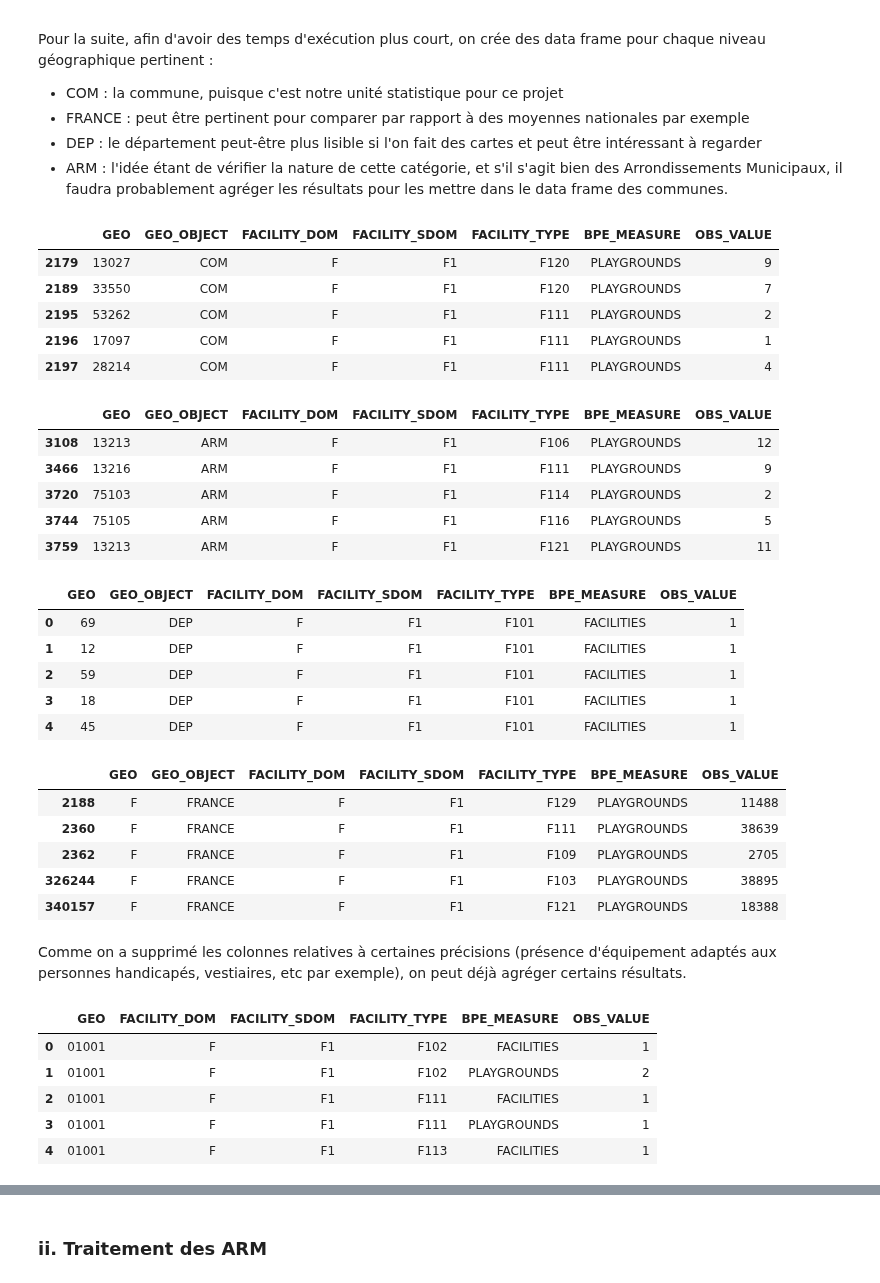
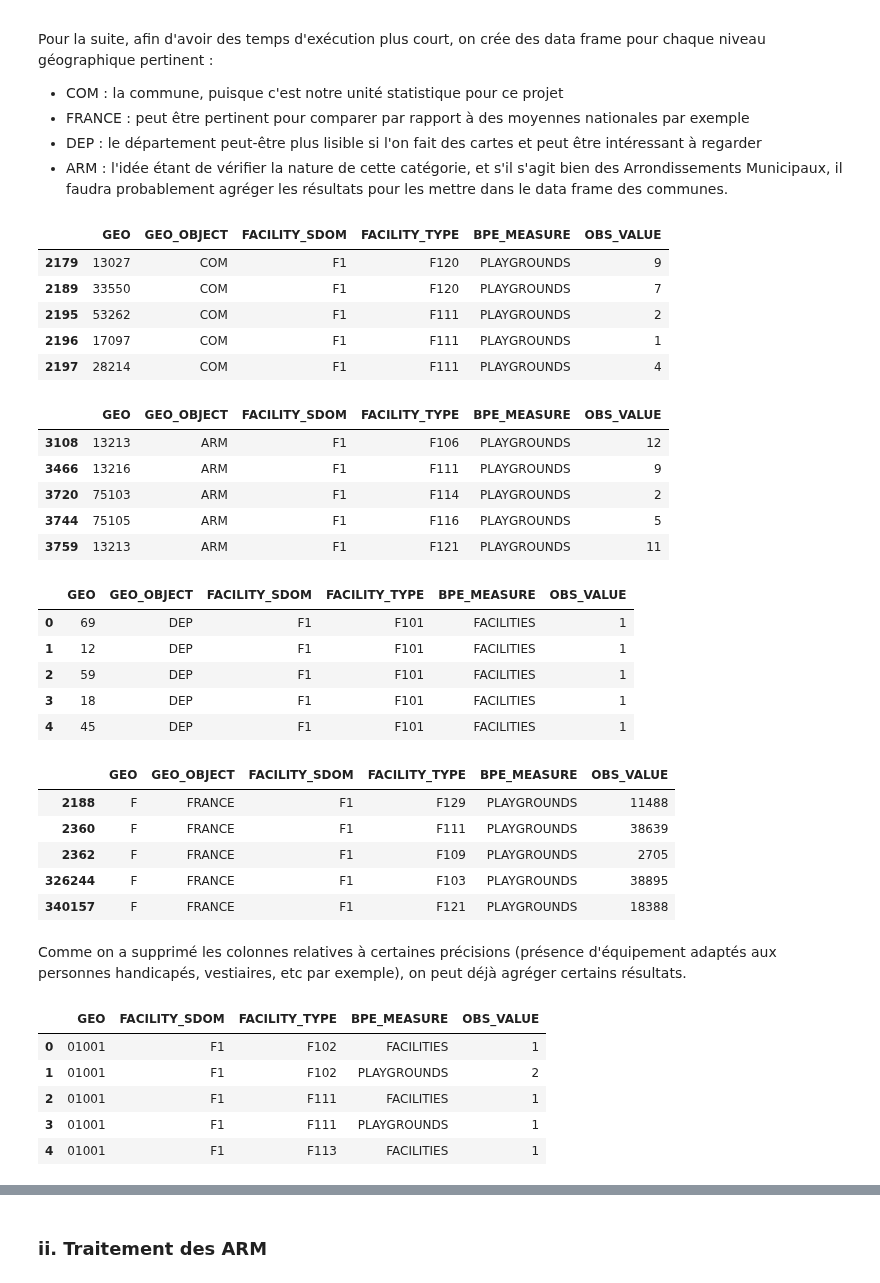
Before and after one commit to heloise1414/Projet-Python-S3, a Jupyter notebook: code/main-clemence.ipynb, the cells around one changed output, grey strips where cells are left out. Cells and saved outputs as stored; diff of their text form; code cells hidden in the pictures.

```diff
--- a/code/main-clemence.ipynb
+++ b/code/main-clemence.ipynb
@@ -86,14 +93,13 @@ Name: count, dtype: int64
 # %%
 cols_kept = [
     "GEO", "GEO_OBJECT",
-    "FACILITY_DOM", "FACILITY_SDOM", "FACILITY_TYPE",
+    "FACILITY_SDOM", "FACILITY_TYPE",
     "BPE_MEASURE", "OBS_VALUE"
 ]
 
 df_infrastructures_typed = df_infrastructures[cols_kept].copy() #on fait une copie pour garder quelque part les données originales
 df_infrastructures_typed["GEO"] = df_infrastructures_typed["GEO"].astype(str)
 df_infrastructures_typed["GEO_OBJECT"] = df_infrastructures_typed["GEO_OBJECT"].astype(str)
-df_infrastructures_typed["FACILITY_DOM"] = df_infrastructures_typed["FACILITY_DOM"].astype(str)
 df_infrastructures_typed["FACILITY_SDOM"] = df_infrastructures_typed["FACILITY_SDOM"].astype(str)
 df_infrastructures_typed["FACILITY_TYPE"] = df_infrastructures_typed["FACILITY_TYPE"].astype(str)
 df_infrastructures_typed["BPE_MEASURE"] = df_infrastructures_typed["BPE_MEASURE"].astype(str)
@@ -252,62 +258,62 @@ Pour la suite, afin d'avoir des temps d'exécution plus court, on crée des data
 df_infrastructures_com = df_infrastructures_typed[ df_infrastructures_typed["GEO_OBJECT"] == 'COM'].copy()
 df_infrastructures_com.head(5)
 # %% [output]
-|  | GEO | GEO_OBJECT | FACILITY_DOM | FACILITY_SDOM | FACILITY_TYPE | BPE_MEASURE | OBS_VALUE |
-| 2179 | 13027 | COM | F | F1 | F120 | PLAYGROUNDS | 9 |
-| 2189 | 33550 | COM | F | F1 | F120 | PLAYGROUNDS | 7 |
-| 2195 | 53262 | COM | F | F1 | F111 | PLAYGROUNDS | 2 |
-| 2196 | 17097 | COM | F | F1 | F111 | PLAYGROUNDS | 1 |
-| 2197 | 28214 | COM | F | F1 | F111 | PLAYGROUNDS | 4 |
+|  | GEO | GEO_OBJECT | FACILITY_SDOM | FACILITY_TYPE | BPE_MEASURE | OBS_VALUE |
+| 2179 | 13027 | COM | F1 | F120 | PLAYGROUNDS | 9 |
+| 2189 | 33550 | COM | F1 | F120 | PLAYGROUNDS | 7 |
+| 2195 | 53262 | COM | F1 | F111 | PLAYGROUNDS | 2 |
+| 2196 | 17097 | COM | F1 | F111 | PLAYGROUNDS | 1 |
+| 2197 | 28214 | COM | F1 | F111 | PLAYGROUNDS | 4 |
 # %%
 df_infrastructures_arm = df_infrastructures_typed[ df_infrastructures_typed["GEO_OBJECT"] == 'ARM'].copy()
 df_infrastructures_arm.head(5)
 # %% [output]
-|  | GEO | GEO_OBJECT | FACILITY_DOM | FACILITY_SDOM | FACILITY_TYPE | BPE_MEASURE | OBS_VALUE |
-| 3108 | 13213 | ARM | F | F1 | F106 | PLAYGROUNDS | 12 |
-| 3466 | 13216 | ARM | F | F1 | F111 | PLAYGROUNDS | 9 |
-| 3720 | 75103 | ARM | F | F1 | F114 | PLAYGROUNDS | 2 |
-| 3744 | 75105 | ARM | F | F1 | F116 | PLAYGROUNDS | 5 |
-| 3759 | 13213 | ARM | F | F1 | F121 | PLAYGROUNDS | 11 |
+|  | GEO | GEO_OBJECT | FACILITY_SDOM | FACILITY_TYPE | BPE_MEASURE | OBS_VALUE |
+| 3108 | 13213 | ARM | F1 | F106 | PLAYGROUNDS | 12 |
+| 3466 | 13216 | ARM | F1 | F111 | PLAYGROUNDS | 9 |
+| 3720 | 75103 | ARM | F1 | F114 | PLAYGROUNDS | 2 |
+| 3744 | 75105 | ARM | F1 | F116 | PLAYGROUNDS | 5 |
+| 3759 | 13213 | ARM | F1 | F121 | PLAYGROUNDS | 11 |
 # %%
 df_infrastructures_dep = df_infrastructures_typed[ df_infrastructures_typed["GEO_OBJECT"] == 'DEP'].copy()
 df_infrastructures_dep.head(5)
 # %% [output]
-|  | GEO | GEO_OBJECT | FACILITY_DOM | FACILITY_SDOM | FACILITY_TYPE | BPE_MEASURE | OBS_VALUE |
-| 0 | 69 | DEP | F | F1 | F101 | FACILITIES | 1 |
-| 1 | 12 | DEP | F | F1 | F101 | FACILITIES | 1 |
-| 2 | 59 | DEP | F | F1 | F101 | FACILITIES | 1 |
-| 3 | 18 | DEP | F | F1 | F101 | FACILITIES | 1 |
-| 4 | 45 | DEP | F | F1 | F101 | FACILITIES | 1 |
+|  | GEO | GEO_OBJECT | FACILITY_SDOM | FACILITY_TYPE | BPE_MEASURE | OBS_VALUE |
+| 0 | 69 | DEP | F1 | F101 | FACILITIES | 1 |
+| 1 | 12 | DEP | F1 | F101 | FACILITIES | 1 |
+| 2 | 59 | DEP | F1 | F101 | FACILITIES | 1 |
+| 3 | 18 | DEP | F1 | F101 | FACILITIES | 1 |
+| 4 | 45 | DEP | F1 | F101 | FACILITIES | 1 |
 # %%
 df_infrastructures_france = df_infrastructures_typed[ df_infrastructures_typed["GEO_OBJECT"] == 'FRANCE'].copy()
 df_infrastructures_france.head(5)
 # %% [output]
-|  | GEO | GEO_OBJECT | FACILITY_DOM | FACILITY_SDOM | FACILITY_TYPE | BPE_MEASURE | OBS_VALUE |
-| 2188 | F | FRANCE | F | F1 | F129 | PLAYGROUNDS | 11488 |
-| 2360 | F | FRANCE | F | F1 | F111 | PLAYGROUNDS | 38639 |
-| 2362 | F | FRANCE | F | F1 | F109 | PLAYGROUNDS | 2705 |
-| 326244 | F | FRANCE | F | F1 | F103 | PLAYGROUNDS | 38895 |
-| 340157 | F | FRANCE | F | F1 | F121 | PLAYGROUNDS | 18388 |
+|  | GEO | GEO_OBJECT | FACILITY_SDOM | FACILITY_TYPE | BPE_MEASURE | OBS_VALUE |
+| 2188 | F | FRANCE | F1 | F129 | PLAYGROUNDS | 11488 |
+| 2360 | F | FRANCE | F1 | F111 | PLAYGROUNDS | 38639 |
+| 2362 | F | FRANCE | F1 | F109 | PLAYGROUNDS | 2705 |
+| 326244 | F | FRANCE | F1 | F103 | PLAYGROUNDS | 38895 |
+| 340157 | F | FRANCE | F1 | F121 | PLAYGROUNDS | 18388 |
 # %% [markdown]
 Comme on a supprimé les colonnes relatives à certaines précisions (présence d'équipement adaptés aux personnes handicapés, vestiaires, etc par exemple), on peut déjà agréger certains résultats.
 # %%
 df_infrastructures_com_agg = (
     df_infrastructures_com
     .groupby(
-        ["GEO", "FACILITY_DOM", "FACILITY_SDOM", "FACILITY_TYPE", "BPE_MEASURE"],
+        ["GEO", "FACILITY_SDOM", "FACILITY_TYPE", "BPE_MEASURE"],
         as_index = False
     )["OBS_VALUE"]
     .sum()
 )
 
 df_infrastructures_com_agg.head(5)
 # %% [output]
-|  | GEO | FACILITY_DOM | FACILITY_SDOM | FACILITY_TYPE | BPE_MEASURE | OBS_VALUE |
-| 0 | 01001 | F | F1 | F102 | FACILITIES | 1 |
-| 1 | 01001 | F | F1 | F102 | PLAYGROUNDS | 2 |
-| 2 | 01001 | F | F1 | F111 | FACILITIES | 1 |
-| 3 | 01001 | F | F1 | F111 | PLAYGROUNDS | 1 |
-| 4 | 01001 | F | F1 | F113 | FACILITIES | 1 |
+|  | GEO | FACILITY_SDOM | FACILITY_TYPE | BPE_MEASURE | OBS_VALUE |
+| 0 | 01001 | F1 | F102 | FACILITIES | 1 |
+| 1 | 01001 | F1 | F102 | PLAYGROUNDS | 2 |
+| 2 | 01001 | F1 | F111 | FACILITIES | 1 |
+| 3 | 01001 | F1 | F111 | PLAYGROUNDS | 1 |
+| 4 | 01001 | F1 | F113 | FACILITIES | 1 |
 # %%
 df_infrastructures_arm_agg = (
     df_infrastructures_arm
```
Also changed, not shown: parts of 26 cells of this notebook.
